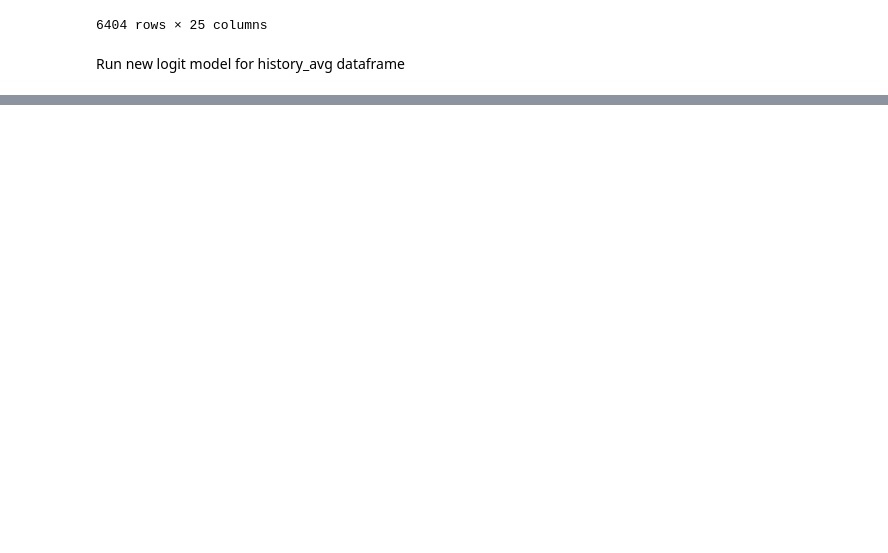
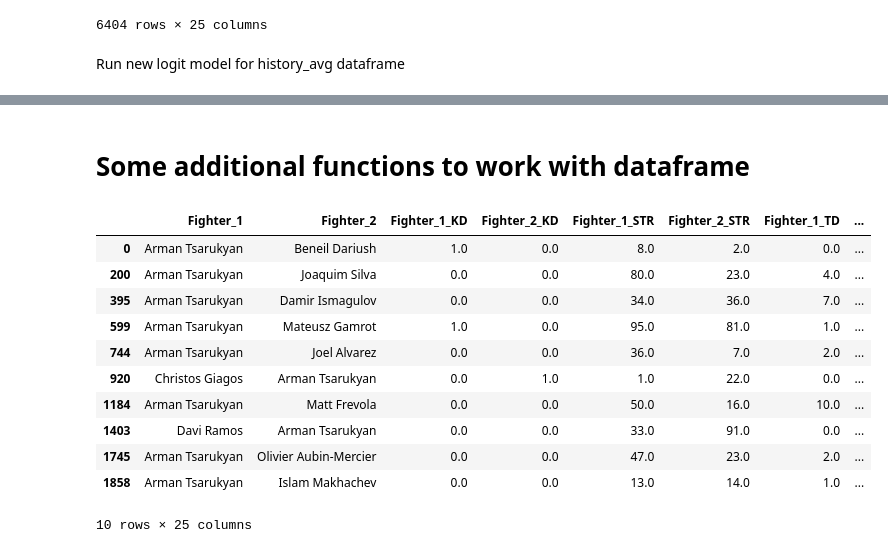
Before and after one commit to Vitaliypn/UFC_Econometrics_Research, a Jupyter notebook: project.ipynb, the cells around one changed output, grey strips where cells are left out. Saved outputs shown, nothing was run; the diff lists cells and outputs as text; code cells hidden in the pictures; blank space fills up the shorter version.

Commit message:
Add function to find fighters in df

```diff
--- a/project.ipynb
+++ b/project.ipynb
@@ -770,3 +774,49 @@ Covariance Type:            nonrobust
 
 Notes:
 [1] Standard Errors assume that the covariance matrix of the errors is correctly specified.
+# %% [markdown]
+# Some additional functions to work with dataframe
+# %%
+def fighter_wrapper(func):
+    """
+    Wrapper for getting info
+    """
+
+    def wrapper(df: pd.DataFrame, name: str) -> pd.Series | pd.DataFrame:
+        """
+        Get fighter info from the dataframe
+        """
+        section = func()
+        return df.loc[(df[section] == name).any(axis=1)]
+
+    return wrapper
+
+@fighter_wrapper
+def get_stats_of_fighter() -> list[str]:
+    """
+    Returns the statistic of fighter
+    """
+    return ["Fighter_name"]
+
+@fighter_wrapper
+def get_fights_of_fighter() -> list[str]:
+    """
+    Returns the fight history of fighter
+    """
+    return ["Fighter_1","Fighter_2"]
+
+get_stats_of_fighter(fighters_df, "Arman Tsarukyan")
+get_fights_of_fighter(winrates_df, "Arman Tsarukyan")
+# %% [output]
+|  | Fighter_1 | Fighter_2 | Fighter_1_KD | Fighter_2_KD | Fighter_1_STR | Fighter_2_STR | Fighter_1_TD | ... |
+| 0 | Arman Tsarukyan | Beneil Dariush | 1.0 | 0.0 | 8.0 | 2.0 | 0.0 | ... |
+| 200 | Arman Tsarukyan | Joaquim Silva | 0.0 | 0.0 | 80.0 | 23.0 | 4.0 | ... |
+| 395 | Arman Tsarukyan | Damir Ismagulov | 0.0 | 0.0 | 34.0 | 36.0 | 7.0 | ... |
+| 599 | Arman Tsarukyan | Mateusz Gamrot | 1.0 | 0.0 | 95.0 | 81.0 | 1.0 | ... |
+| 744 | Arman Tsarukyan | Joel Alvarez | 0.0 | 0.0 | 36.0 | 7.0 | 2.0 | ... |
+| 920 | Christos Giagos | Arman Tsarukyan | 0.0 | 1.0 | 1.0 | 22.0 | 0.0 | ... |
+| 1184 | Arman Tsarukyan | Matt Frevola | 0.0 | 0.0 | 50.0 | 16.0 | 10.0 | ... |
+| 1403 | Davi Ramos | Arman Tsarukyan | 0.0 | 0.0 | 33.0 | 91.0 | 0.0 | ... |
+| 1745 | Arman Tsarukyan | Olivier Aubin-Mercier | 0.0 | 0.0 | 47.0 | 23.0 | 2.0 | ... |
+| 1858 | Arman Tsarukyan | Islam Makhachev | 0.0 | 0.0 | 13.0 | 14.0 | 1.0 | ... |
+10 rows × 25 columns
```
Also changed, not shown: parts of 12 cells of this notebook.
